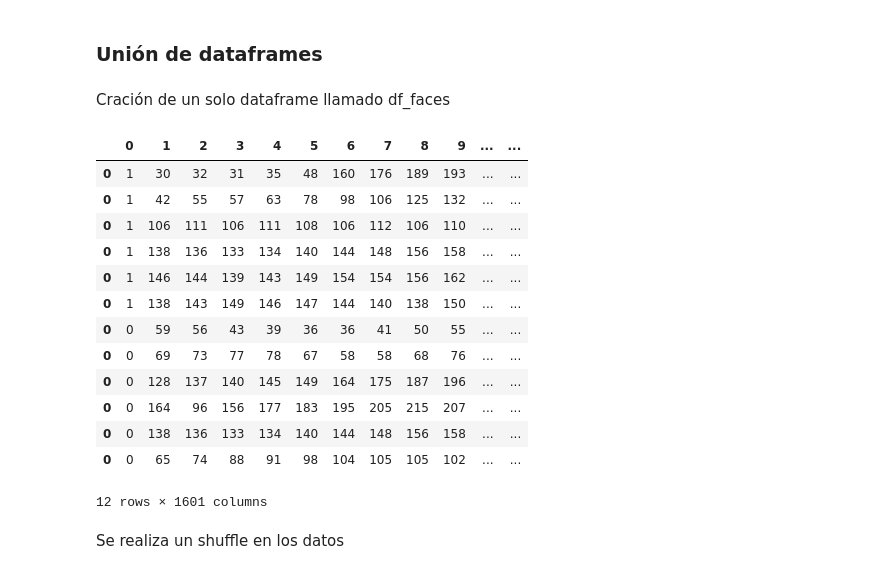
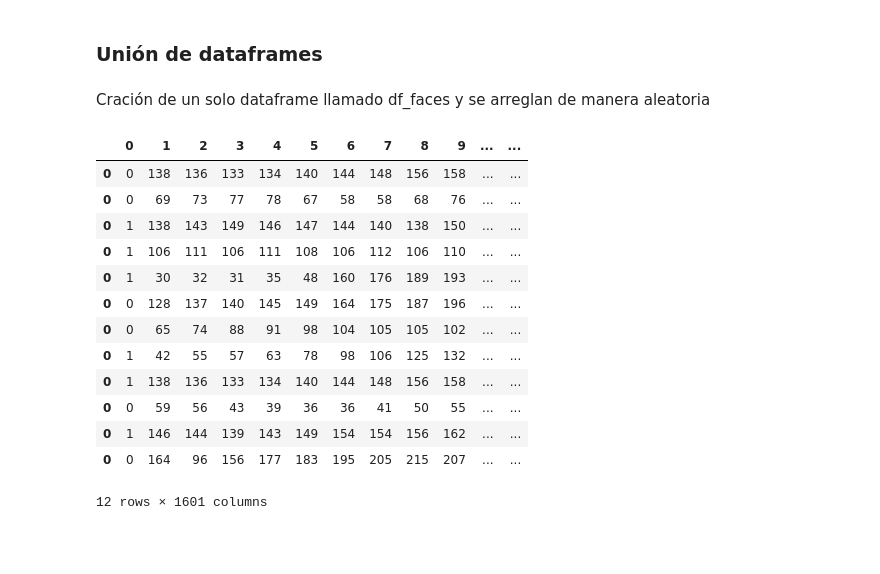
Before and after one commit to Efrenjm/Estados_de_animo, a Jupyter notebook: DL_12_Parte2_DataFrame-Imagenes.ipynb, the cells around one changed output. Cells and saved outputs as stored; diff of their text form; code cells hidden in the pictures; blank space fills up the shorter version.

```diff
--- a/DL_12_Parte2_DataFrame-Imagenes.ipynb
+++ b/DL_12_Parte2_DataFrame-Imagenes.ipynb
@@ -68,25 +69,24 @@ df_postive_test
 # %% [markdown]
 ### Unión de dataframes
 # %% [markdown]
-Cración de un solo dataframe llamado df_faces
+Cración de un solo dataframe llamado df_faces y se arreglan de manera aleatoria
 # %%
 frames = [df_postive_test, df_negative_test]
 df_faces_test = pd.concat(frames)
+df_faces_test = shuffle(df_faces_test)
 df_faces_test
 # %% [output]
 |  | 0 | 1 | 2 | 3 | 4 | 5 | 6 | 7 | 8 | 9 | ... | ... |
+| 0 | 0 | 138 | 136 | 133 | 134 | 140 | 144 | 148 | 156 | 158 | ... | ... |
+| 0 | 0 | 69 | 73 | 77 | 78 | 67 | 58 | 58 | 68 | 76 | ... | ... |
+| 0 | 1 | 138 | 143 | 149 | 146 | 147 | 144 | 140 | 138 | 150 | ... | ... |
+| 0 | 1 | 106 | 111 | 106 | 111 | 108 | 106 | 112 | 106 | 110 | ... | ... |
 | 0 | 1 | 30 | 32 | 31 | 35 | 48 | 160 | 176 | 189 | 193 | ... | ... |
+| 0 | 0 | 128 | 137 | 140 | 145 | 149 | 164 | 175 | 187 | 196 | ... | ... |
+| 0 | 0 | 65 | 74 | 88 | 91 | 98 | 104 | 105 | 105 | 102 | ... | ... |
 | 0 | 1 | 42 | 55 | 57 | 63 | 78 | 98 | 106 | 125 | 132 | ... | ... |
-| 0 | 1 | 106 | 111 | 106 | 111 | 108 | 106 | 112 | 106 | 110 | ... | ... |
 | 0 | 1 | 138 | 136 | 133 | 134 | 140 | 144 | 148 | 156 | 158 | ... | ... |
+| 0 | 0 | 59 | 56 | 43 | 39 | 36 | 36 | 41 | 50 | 55 | ... | ... |
 | 0 | 1 | 146 | 144 | 139 | 143 | 149 | 154 | 154 | 156 | 162 | ... | ... |
-| 0 | 1 | 138 | 143 | 149 | 146 | 147 | 144 | 140 | 138 | 150 | ... | ... |
-| 0 | 0 | 59 | 56 | 43 | 39 | 36 | 36 | 41 | 50 | 55 | ... | ... |
-| 0 | 0 | 69 | 73 | 77 | 78 | 67 | 58 | 58 | 68 | 76 | ... | ... |
-| 0 | 0 | 128 | 137 | 140 | 145 | 149 | 164 | 175 | 187 | 196 | ... | ... |
 | 0 | 0 | 164 | 96 | 156 | 177 | 183 | 195 | 205 | 215 | 207 | ... | ... |
-| 0 | 0 | 138 | 136 | 133 | 134 | 140 | 144 | 148 | 156 | 158 | ... | ... |
-| 0 | 0 | 65 | 74 | 88 | 91 | 98 | 104 | 105 | 105 | 102 | ... | ... |
 12 rows × 1601 columns
-# %% [markdown]
-Se realiza un shuffle en los datos
```
Also changed, not shown: parts of 18 cells of this notebook.
